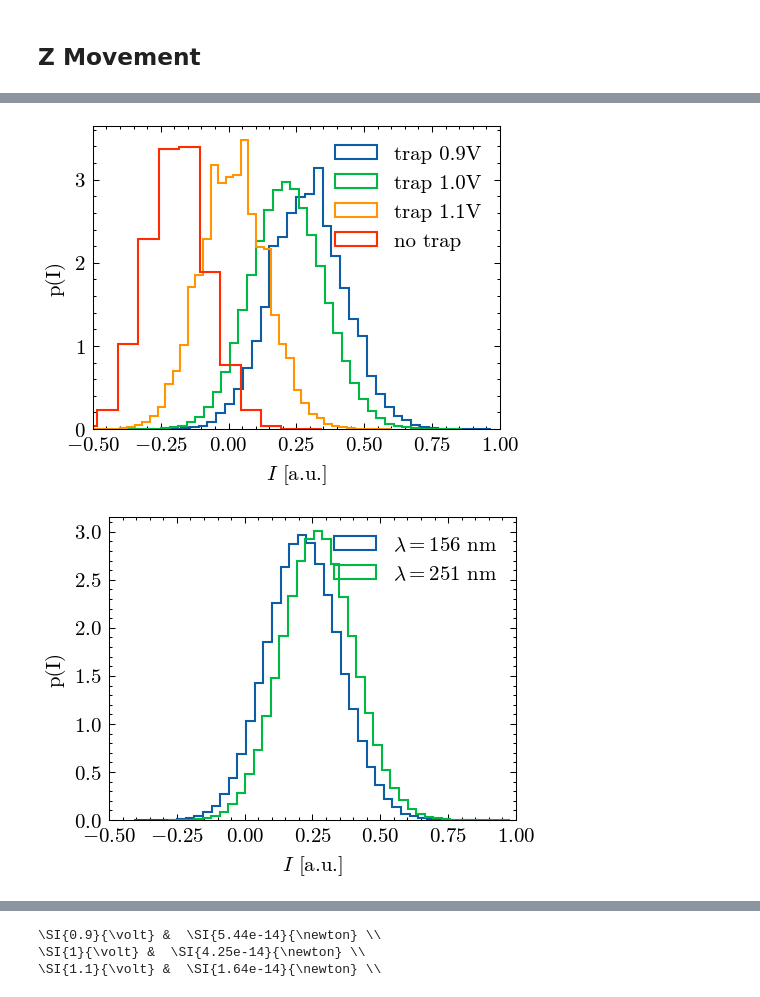
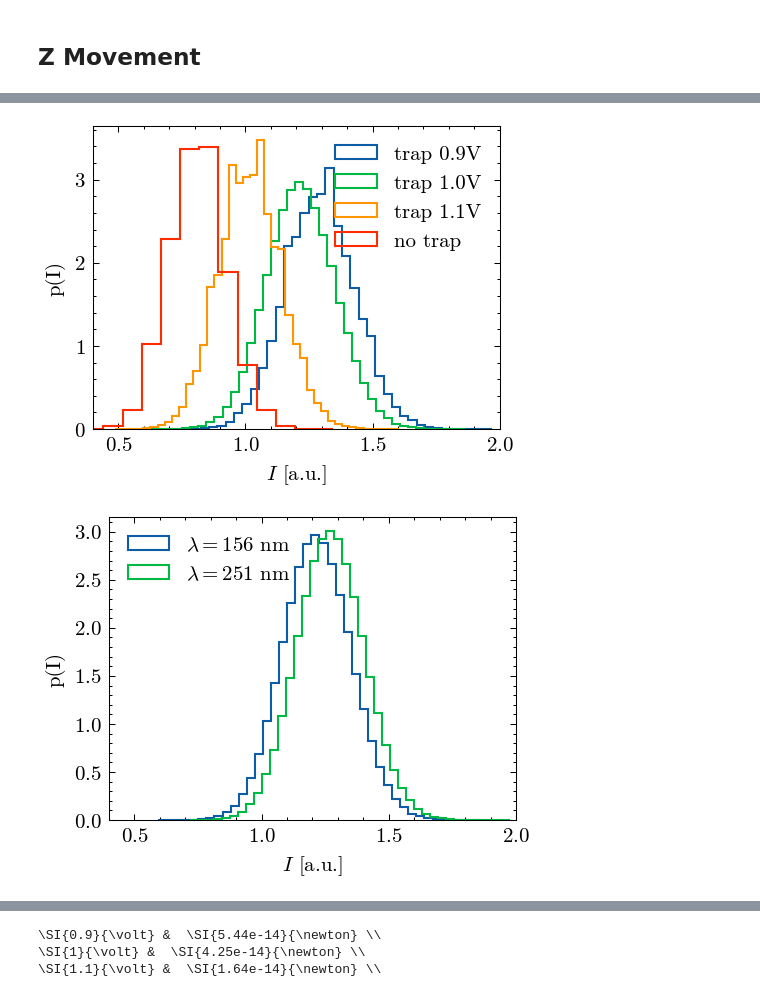
Before and after one commit to emhl/FP2, a Jupyter notebook: evaneszenz.ipynb, the cells around one changed output, grey strips where cells are left out. Saved outputs shown, nothing was run; the diff lists cells and outputs as text; code cells hidden in the pictures.

```diff
--- a/evaneszenz.ipynb
+++ b/evaneszenz.ipynb
@@ -130,3 +130,16 @@ def z(i, i_0, lamb):
 data2 = []*len(files2)
 for i, f in enumerate(files2):
     data2.append(pd.read_csv(datadir + 'part 2/' +f,header=None))
+# %%
+plt.figure()
+for i, dat in enumerate(data2):
+    plt.hist(dat[1],bins=40,density=True,histtype='step',label=f"{data2_labels[i]}")
+
+plt.xlim(-0.5,1)
+
+plt.legend(loc='upper left',bbox_to_anchor=(1,1))
+
+# plt.xlim(0.4,2)
+plt.ylabel("p(I)")
+plt.xlabel("$I$ [a.u.]")
+plt.savefig(outdir + 'hist_intensity_no_offset.pdf')
@@ -133,28 +148,31 @@ for i, f in enumerate(files2):
 # %%
 plt.figure()
 for i, dat in enumerate(data2):
     if i < 4:
-        plt.hist(dat[1],bins=40,density=True,histtype='step',label=f"{data2_labels[i]}")
+        plt.hist(dat[1]+1,bins=40,density=True,histtype='step',label=f"{data2_labels[i]}")
 
-plt.xlim(-0.5,1)
+# plt.xlim(-0.5,1)
+
 plt.legend()
-
+plt.xlim(0.4,2)
 plt.ylabel("p(I)")
 plt.xlabel("$I$ [a.u.]")
 plt.savefig(outdir + 'hist_intensity_trapped.pdf')
 # %% [output]
-[figure, old version]
+[figure, new version]
 # %%
 plt.figure()
 
-plt.hist(data2[1][1],bins=40,density=True,histtype='step',label=rf"$\lambda = {lamb[1]}$ nm")
-plt.hist(data2[4][1],bins=40,density=True,histtype='step',label=rf"$\lambda = {lamb[4]}$ nm")
+plt.hist(data2[1][1]+1,bins=40,density=True,histtype='step',label=rf"$\lambda = {lamb[1]}$ nm")
+plt.hist(data2[4][1]+1,bins=40,density=True,histtype='step',label=rf"$\lambda = {lamb[4]}$ nm")
 
-plt.xlim(-0.5,1)
+# plt.xlim(-0.5,1)
+plt.xlim(0.4,2)
+
 plt.legend()
 
 plt.ylabel("p(I)")
 plt.xlabel("$I$ [a.u.]")
 plt.savefig(outdir + 'hist_intensity_lambda.pdf')
 # %% [output]
-[figure, old version]
+[figure, new version]
```
Also changed, not shown: parts of 11 cells of this notebook.
